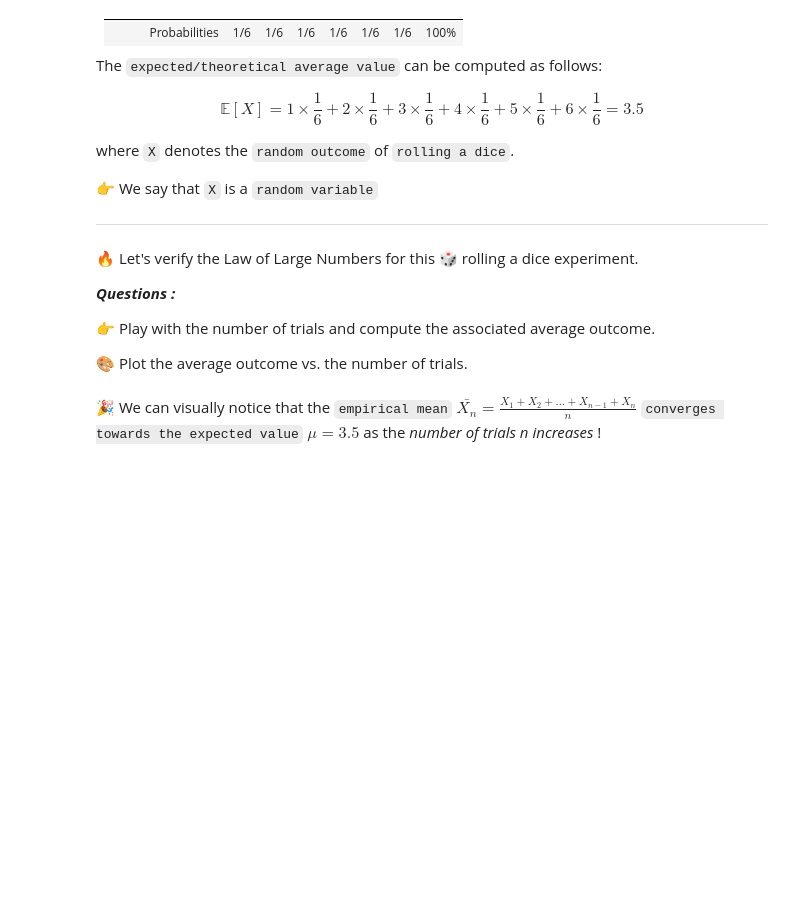
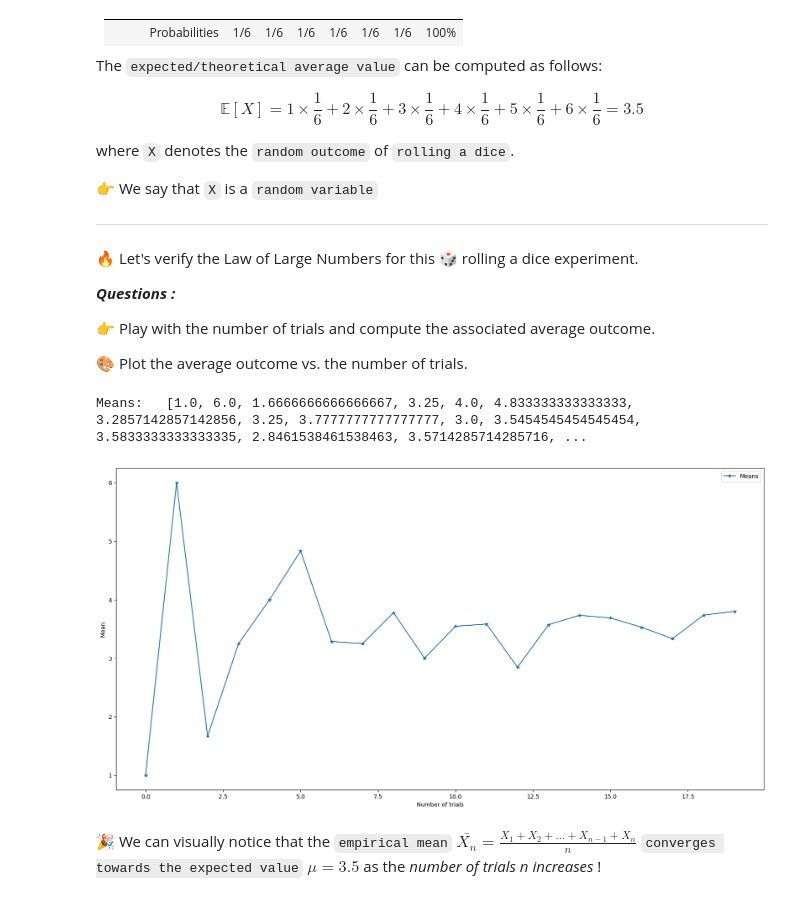
Before and after one commit to tanushrin/data-law-of-large-numbers, a Jupyter notebook: law_of_large_numbers.ipynb, the cells around one changed output. Drawn from its saved outputs; the diff is of its cells as text; code cells hidden in the pictures; folded sections open; blank space fills up the shorter version.

Commit message:
Law of large numbers

```diff
--- a/law_of_large_numbers.ipynb
+++ b/law_of_large_numbers.ipynb
@@ -78,3 +121,22 @@ where `X` denotes the `random outcome` of `rolling a dice`.
+# %%
+# YOUR CODE HERE
+
+n = 20
+trials = np.arange(1,n + 1,1)
+results = [np.mean(np.random.randint(1,6+1, size)) for size in trials]
+print("Means:  ",results)
+plt.figure(figsize=(20,10))
+
+plt.plot(results, label='Means', marker="*")
+
+plt.xlabel('Number of trials')
+plt.ylabel('Mean')
+
+plt.legend(loc='best')
+plt.show()
+# %% [output]
+Means:   [1.0, 6.0, 1.6666666666666667, 3.25, 4.0, 4.833333333333333, 3.2857142857142856, 3.25, 3.7777777777777777, 3.0, 3.5454545454545454, 3.5833333333333335, 2.8461538461538463, 3.5714285714285716, ...
+[figure, added]
 # %% [markdown]
 🎉 We can visually notice that the `empirical mean` $ \bar{X_n} = \frac{X_1 + X_2 + ... + X_{n-1} + X_n}{n}$ `converges towards the expected value` $ \mu = 3.5 $ as the *number of trials n increases* !
 # %% [markdown]
```
Also changed, not shown: parts of 14 cells of this notebook.
